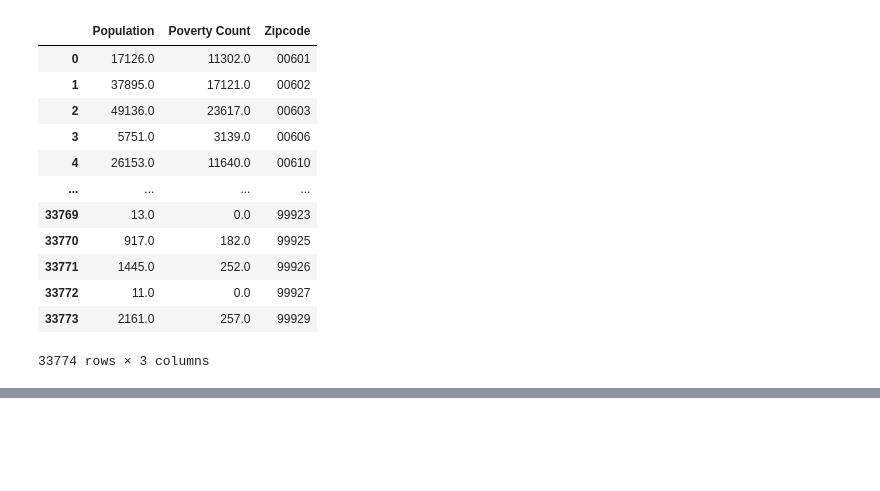
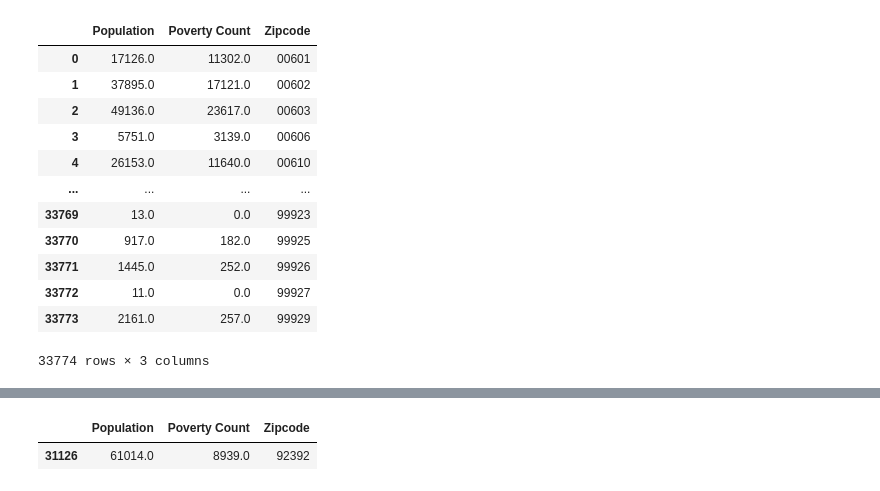
Before and after one commit to slromero/Project1, a Jupyter notebook: Project1_revised.ipynb, the cells around one changed output, grey strips where cells are left out. Drawn from its saved outputs; the diff is of its cells as text; code cells hidden in the pictures; blank space fills up the shorter version.

```diff
--- a/Project1_revised.ipynb
+++ b/Project1_revised.ipynb
@@ -46,7 +46,9 @@ census_df = census_df.rename(
     columns = {
         "B01003_001E": "Population",
         "B17001_002E": "Poverty Count",
-        "zip code tabulation area": "Zipcode"
+        "zip code tabulation area": "Zipcode",
+        #rural vs urban,
+        #latitude and latitude
     }
 )
 # %%
@@ -392,0 +395,5 @@ supermarkets_density_final
+# %%
+census_df[census_df['Zipcode']=='92392']
+# %% [output]
+|  | Population | Poverty Count | Zipcode |
+| 31126 | 61014.0 | 8939.0 | 92392 |
```
Also changed, not shown: parts of 19 cells of this notebook.
